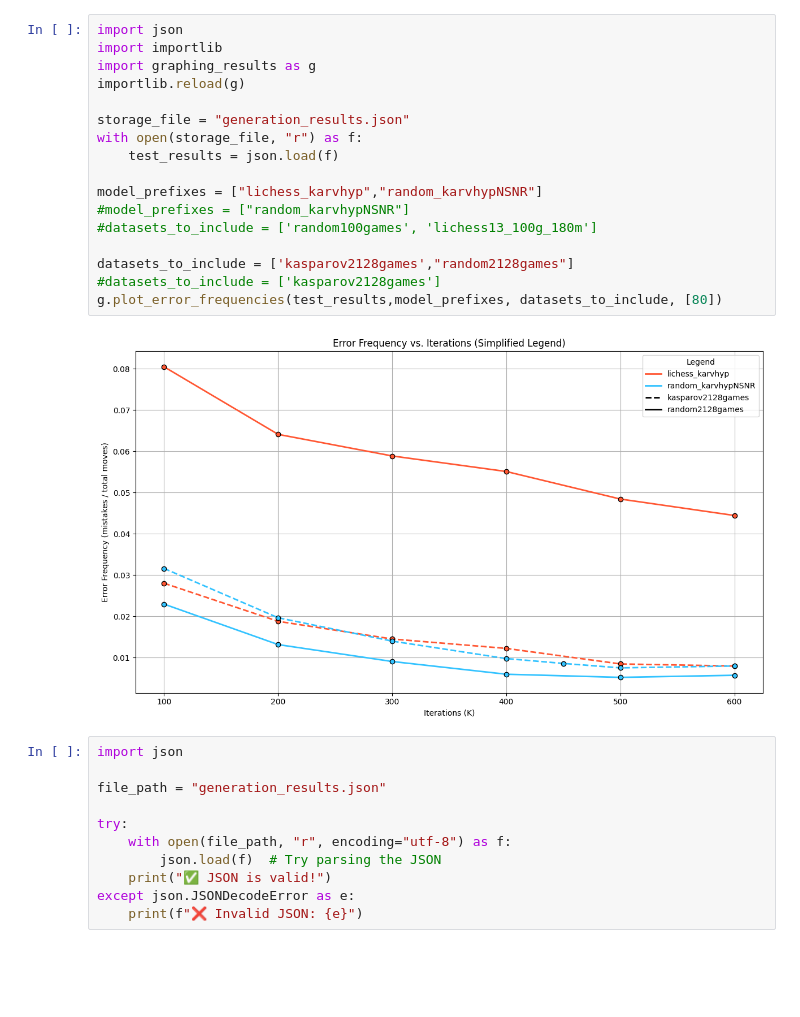
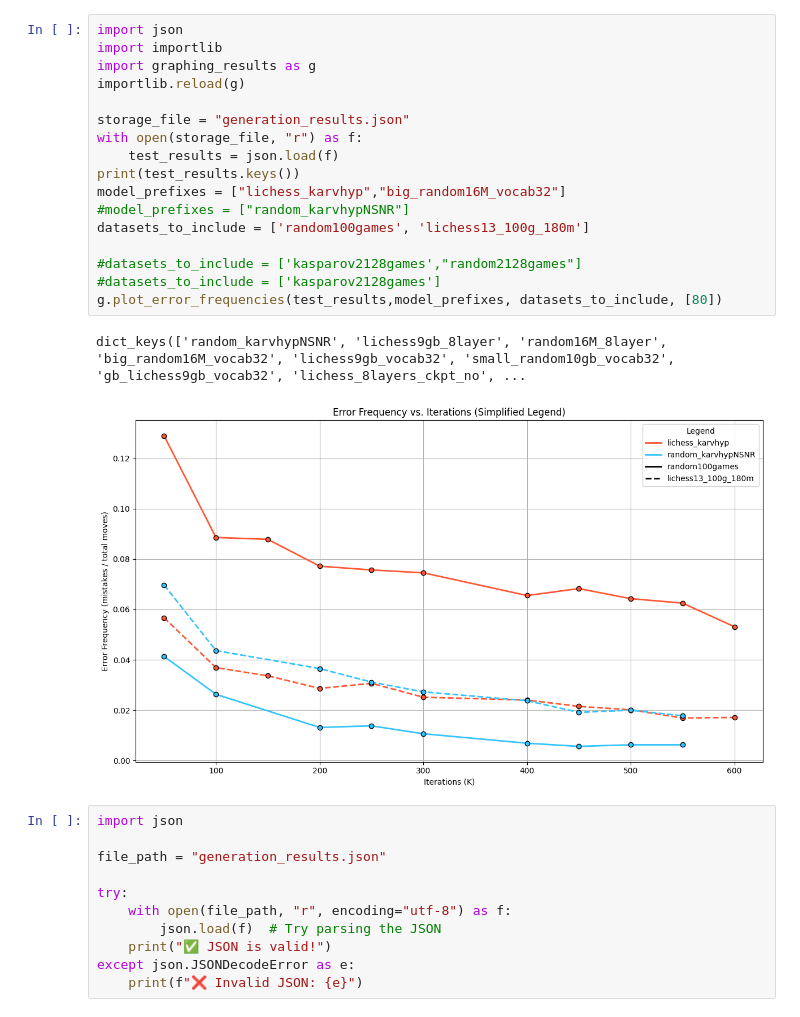
Before and after one commit to MarcosElFlamenco/train_chessGPT, a Jupyter notebook: evaluation/view_benchmark.ipynb, the cells around one changed output. Saved outputs shown, nothing was run; the diff lists cells and outputs as text; blank space fills up the shorter version.

```diff
--- a/evaluation/view_benchmark.ipynb
+++ b/evaluation/view_benchmark.ipynb
@@ -1,22 +1,23 @@
 # %%
 import json
 import importlib
 import graphing_results as g
 importlib.reload(g)
 
 storage_file = "generation_results.json"
 with open(storage_file, "r") as f:
     test_results = json.load(f)
+print(test_results.keys())
+model_prefixes = ["lichess_karvhyp","big_random16M_vocab32"]
+#model_prefixes = ["random_karvhypNSNR"]
+datasets_to_include = ['random100games', 'lichess13_100g_180m']
 
-model_prefixes = ["lichess_karvhyp","random_karvhypNSNR"]
-#model_prefixes = ["random_karvhypNSNR"]
-#datasets_to_include = ['random100games', 'lichess13_100g_180m']
-
-datasets_to_include = ['kasparov2128games',"random2128games"]
+#datasets_to_include = ['kasparov2128games',"random2128games"]
 #datasets_to_include = ['kasparov2128games']
 g.plot_error_frequencies(test_results,model_prefixes, datasets_to_include, [80])
 # %% [output]
+dict_keys(['random_karvhypNSNR', 'lichess9gb_8layer', 'random16M_8layer', 'big_random16M_vocab32', 'lichess9gb_vocab32', 'small_random10gb_vocab32', 'gb_lichess9gb_vocab32', 'lichess_8layers_ckpt_no', ...
-[figure, old version]
+[figure, new version]
 # %%
 import json
 
```
Also changed, not shown: 3 other files.
